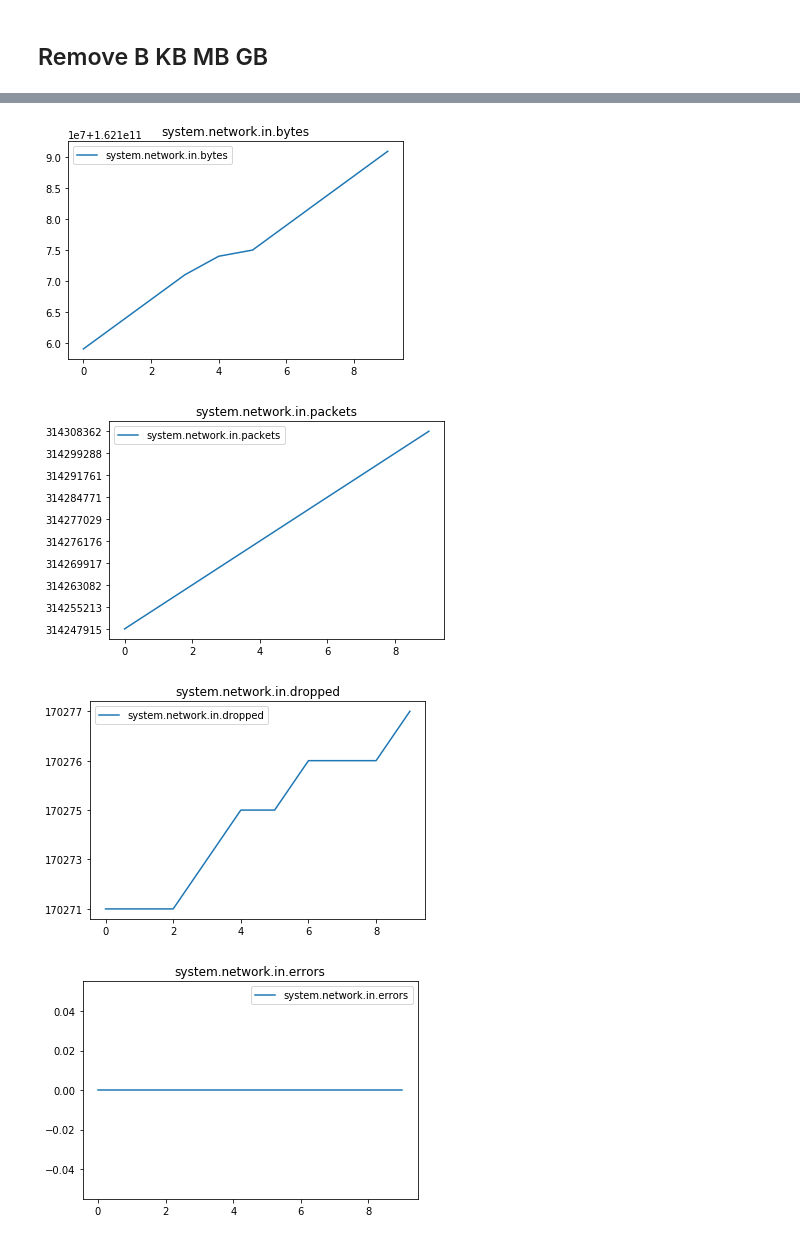
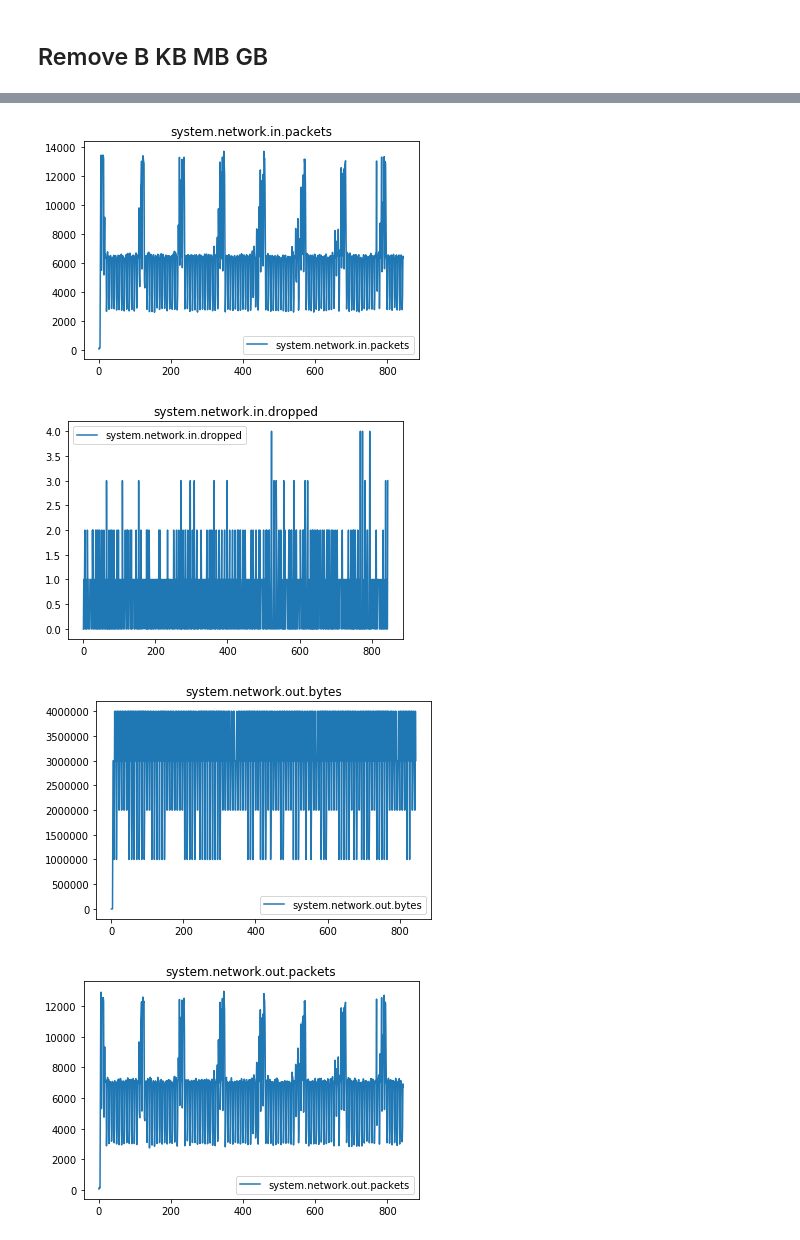
Before and after one commit to AnoML/DataPreprocessing, a Jupyter notebook: preprocessing-networkio/preprocess.ipynb, the cells around one changed output, grey strips where cells are left out. Cells and saved outputs as stored; diff of their text form; code cells hidden in the pictures.

Commit message:
Change in JVM and Network preprocessing

```diff
--- a/preprocessing-networkio/preprocess.ipynb
+++ b/preprocessing-networkio/preprocess.ipynb
@@ -53,0 +54,4 @@ df.head()
+# %%
+df.to_csv("networkio-cleaned.csv");
+df = read_csv('networkio-cleaned.csv', header=0)
+df.head()
@@ -53,0 +65,7 @@ df.head()
+# %%
+for i in range(3, df.shape[1]):
+    selected_col = df.iloc[:, i]
+    selected_col = selected_col - selected_col.shift(1)
+    df[df.columns[i]] = selected_col
+
+df
@@ -53,0 +91,3 @@ df.head()
+# %%
+df.drop(df.columns[[0]], axis=1, inplace=True)
+df.head()
@@ -54,13 +101,13 @@ df.head()
 # %%
 df.to_csv("networkio-cleaned.csv");
 # %%
-for i in range(1, df.shape[1]):
+for i in range(2, df.shape[1]):
     pyplot.plot(df[df.columns[i]], label=df.columns[i])
     pyplot.legend()
     pyplot.title(df.columns[i])
     pyplot.show()
 # %% [output]
-[figure, old version]
+[figure, new version]
-[figure, old version]
+[figure, new version]
-[figure, old version]
+[figure, new version]
-[figure, old version]
+[figure, new version]
```
Also changed, not shown: parts of 6 cells of this notebook, 1 other file.
